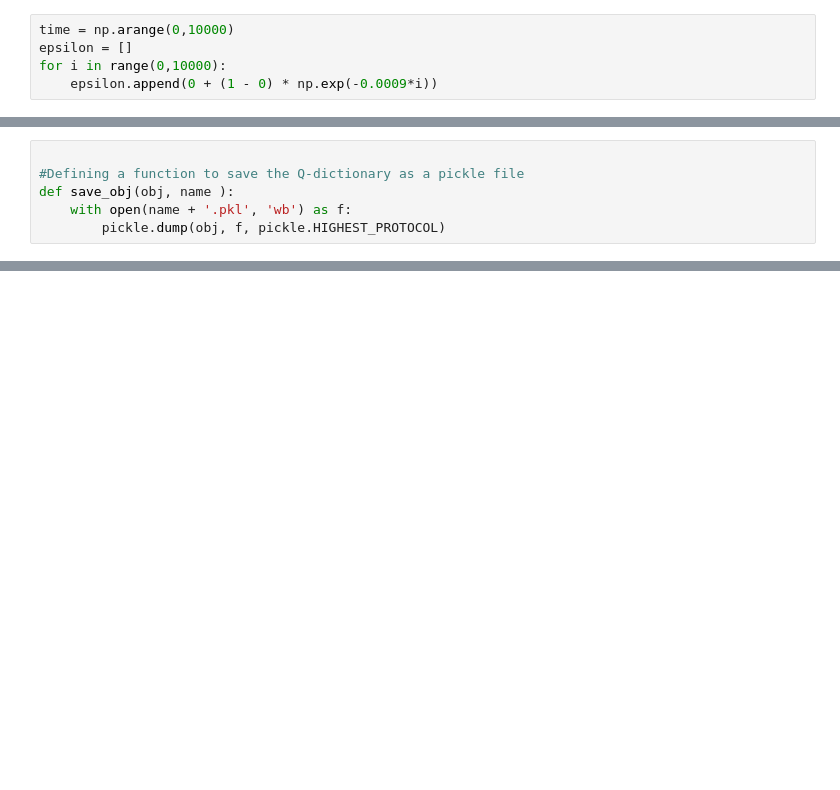
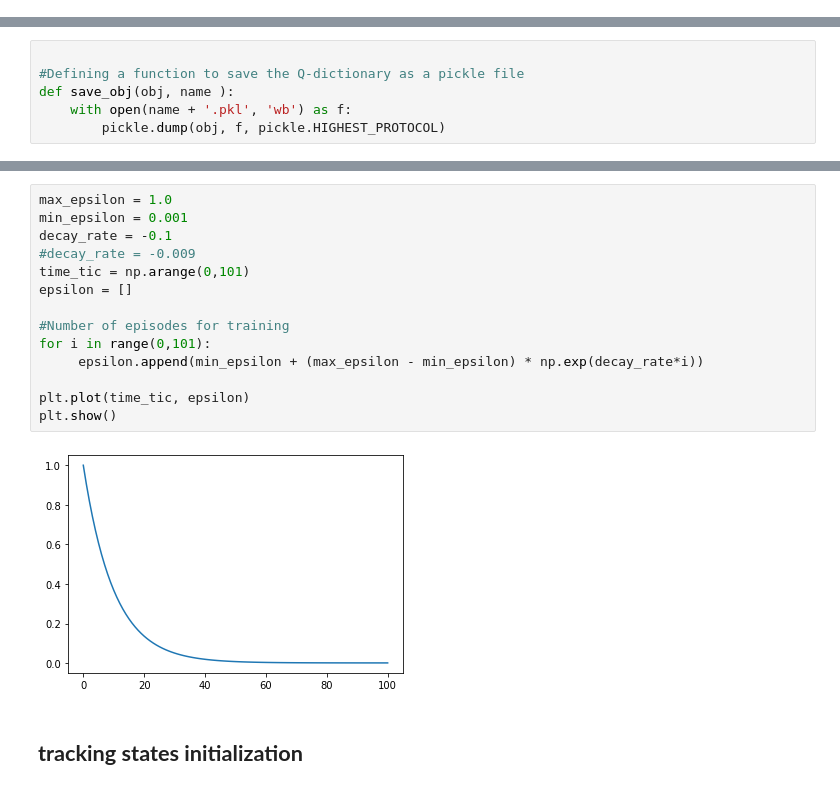
Before and after one commit to rramchan12/DeepRL-Scheduler-For-Taxi-Scheduling-Problem, a Jupyter notebook: DQN_Agent_Arch1.ipynb, the cells around one changed output, grey strips where cells are left out. Drawn from its saved outputs; the diff is of its cells as text; blank space fills up the shorter version.

```diff
--- a/DQN_Agent_Arch1.ipynb
+++ b/DQN_Agent_Arch1.ipynb
@@ -416,5 +156,0 @@ Try building a similar epsilon-decay function for your model.
-# %%
-time = np.arange(0,10000)
-epsilon = []
-for i in range(0,10000):
-    epsilon.append(0 + (1 - 0) * np.exp(-0.0009*i))
@@ -433,0 +174,19 @@ def save_obj(obj, name ):
+# %%
+max_epsilon = 1.0
+min_epsilon = 0.001
+decay_rate = -0.1
+#decay_rate = -0.009
+time_tic = np.arange(0,101)
+epsilon = []
+
+#Number of episodes for training
+for i in range(0,101):
+     epsilon.append(min_epsilon + (max_epsilon - min_epsilon) * np.exp(decay_rate*i))
+
+plt.plot(time_tic, epsilon)
+plt.show()
+# %% [output]
+[figure, added]
+# %% [markdown]
+
+## **tracking states initialization**
```
Also changed, not shown: parts of 42 cells of this notebook.
